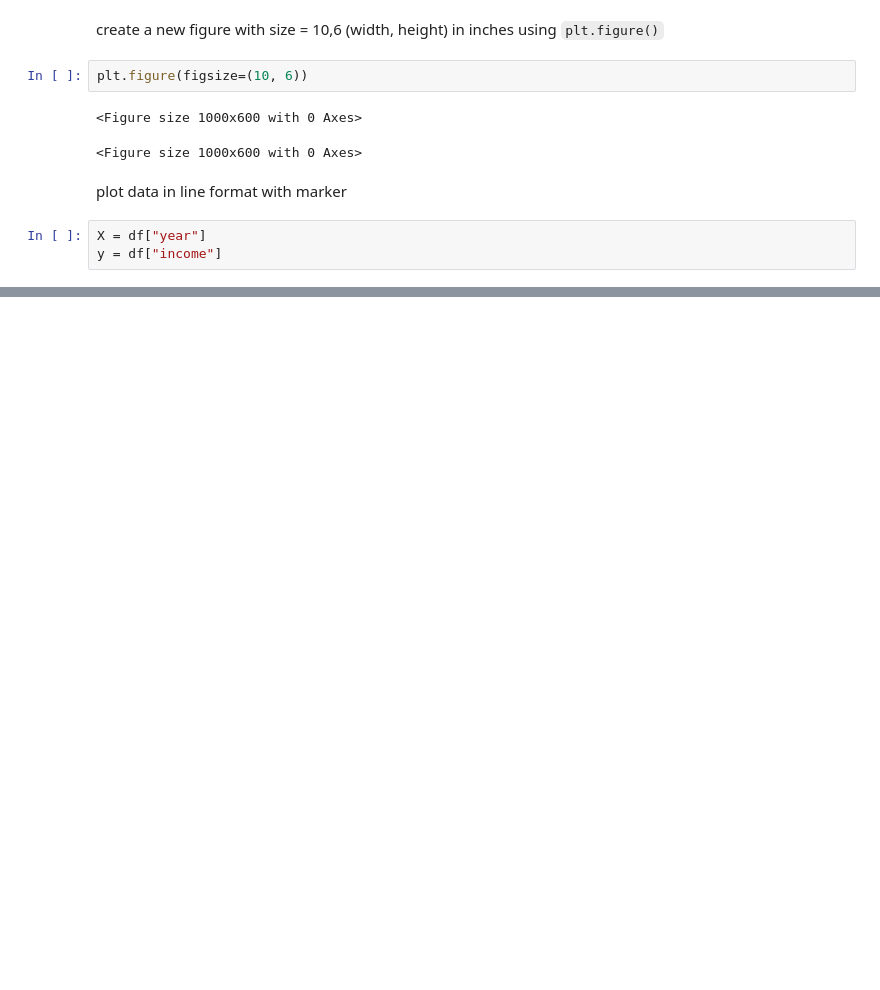
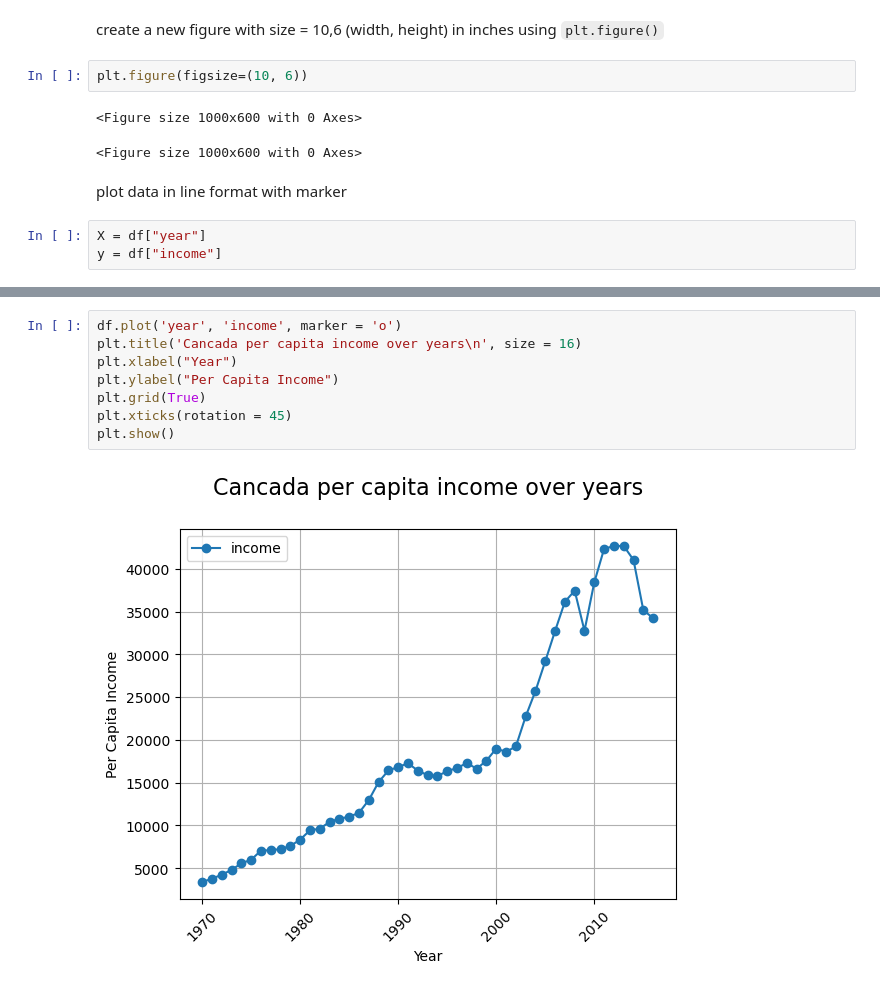
Before and after one commit to LiLuo086/Matplotlib-Notebook, a Jupyter notebook: matplotlib-notebook.ipynb, the cells around one changed output, grey strips where cells are left out. Cells and saved outputs as stored; diff of their text form; blank space fills up the shorter version.

```diff
--- a/matplotlib-notebook.ipynb
+++ b/matplotlib-notebook.ipynb
@@ -58,3 +51,13 @@ plt.xticks(rotation = 45)
+# %%
+df.plot('year', 'income', marker = 'o')
+plt.title('Cancada per capita income over years\n', size = 16)
+plt.xlabel("Year")
+plt.ylabel("Per Capita Income")
+plt.grid(True)
+plt.xticks(rotation = 45)
+plt.show()
+# %% [output]
+[figure, added]
 # %%
 fig,ax = plt.subplots()
 ax.plot(X,y,marker = 'o')
```
Also changed, not shown: parts of 4 cells of this notebook.
